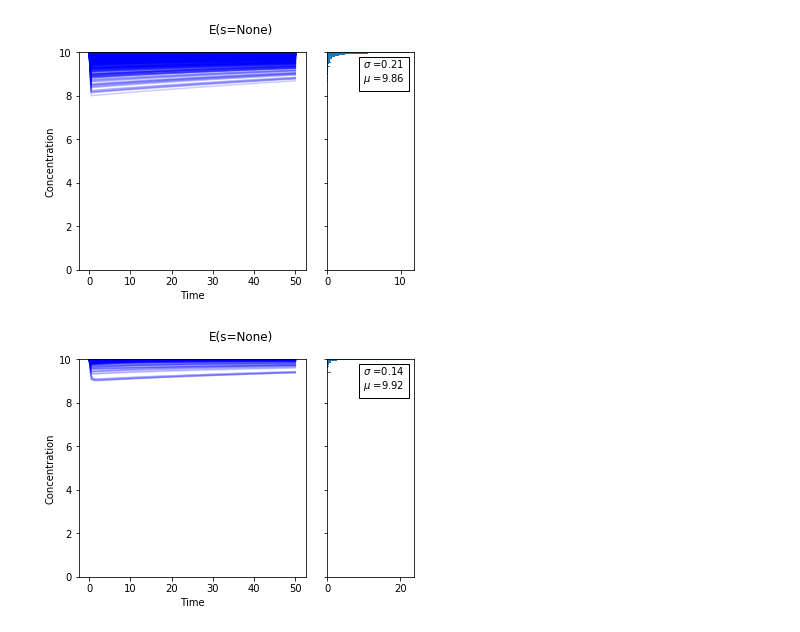
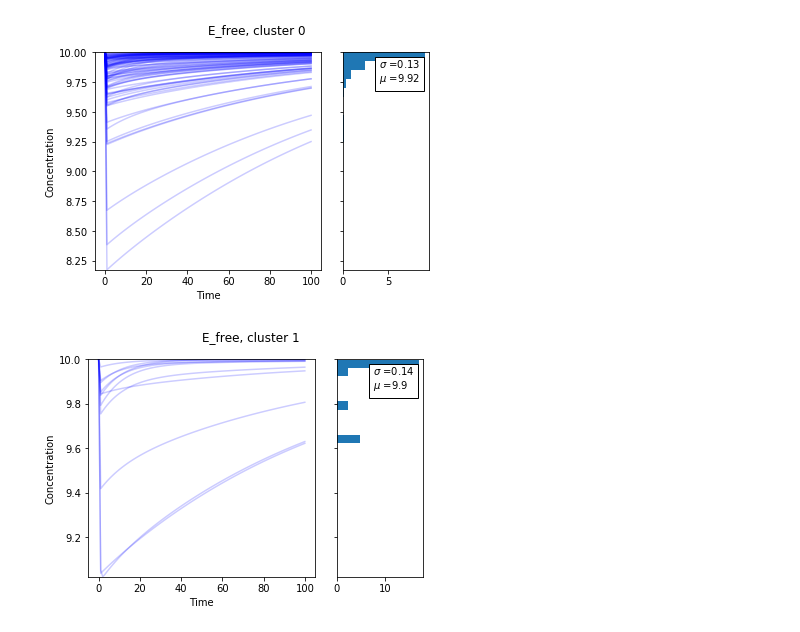
Before and after one commit to LoLab-MSM/pydyno, a Jupyter notebook: tropical/examples/double_enzymatic/double_enzymatic_analysis.ipynb, the cells around one changed output. Drawn from its saved outputs; the diff is of its cells as text; code cells hidden in the pictures.

```diff
--- a/tropical/examples/double_enzymatic/double_enzymatic_analysis.ipynb
+++ b/tropical/examples/double_enzymatic/double_enzymatic_analysis.ipynb
@@ -64,0 +18,3 @@ q=cyjs.render(data_viz)
+# %%
+dp = DomPath(model=model, simulations='sims_100.h5', type_analysis='production', dom_om=1, target='s5', depth=2)
+signs, paths = dp.get_path_signatures(cpu_cores=1, verbose=True)
@@ -65,9 +29,10 @@ q=cyjs.render(data_viz)
 # %%
 %matplotlib inline
-from tropical.analysis_of_clusters import AnalysisCluster
+from tropical.visualize_trajectories import VisualizeTrajectories
 
-ac = AnalysisCluster(model=model, sim_results='sim_results.h5', clusters=clus.labels)
-ac.plot_dynamics_cluster_types(species=[0], norm=False)
+clusters = signs.labels
+ac = VisualizeTrajectories(model=model, sim_results='sims_100.h5', clusters=clusters)
+ac.plot_cluster_dynamics(species=['E_free'], norm=False)
 # %% [output]
-[figure, old version]
+[figure, new version]
-[figure, old version]
+[figure, new version]
```
Also changed, not shown: parts of 12 cells of this notebook, 4 other files.
